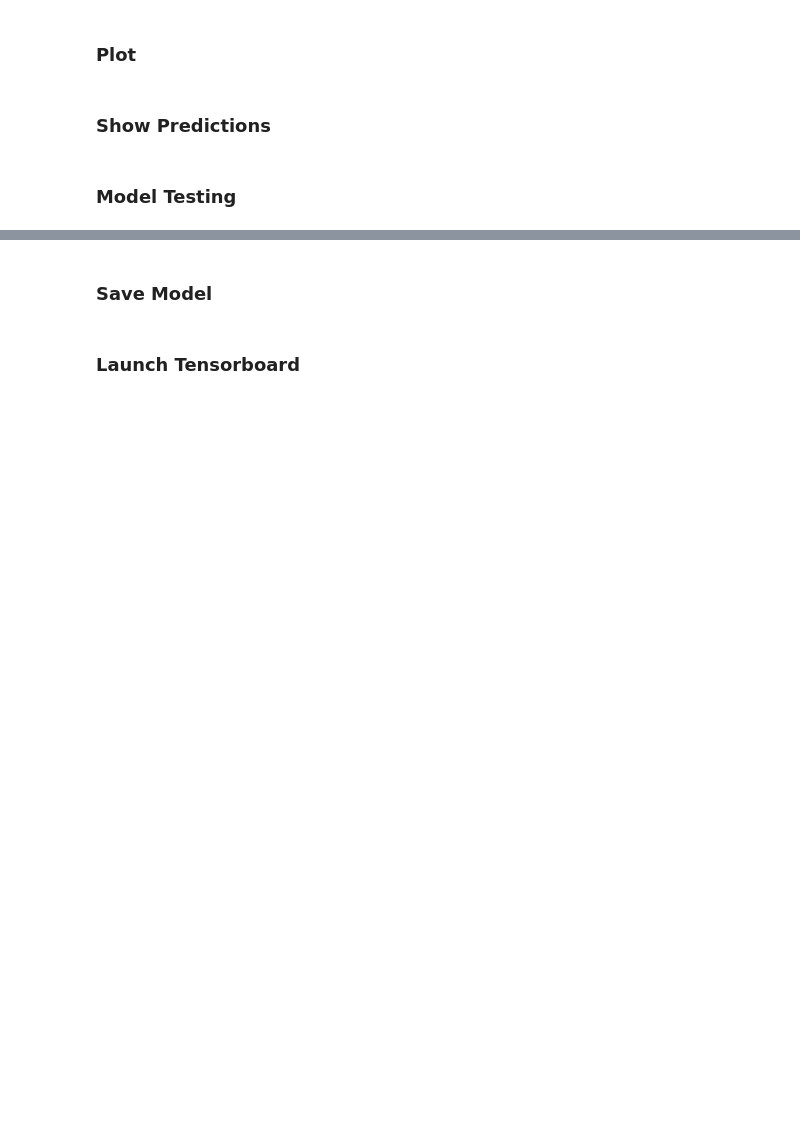
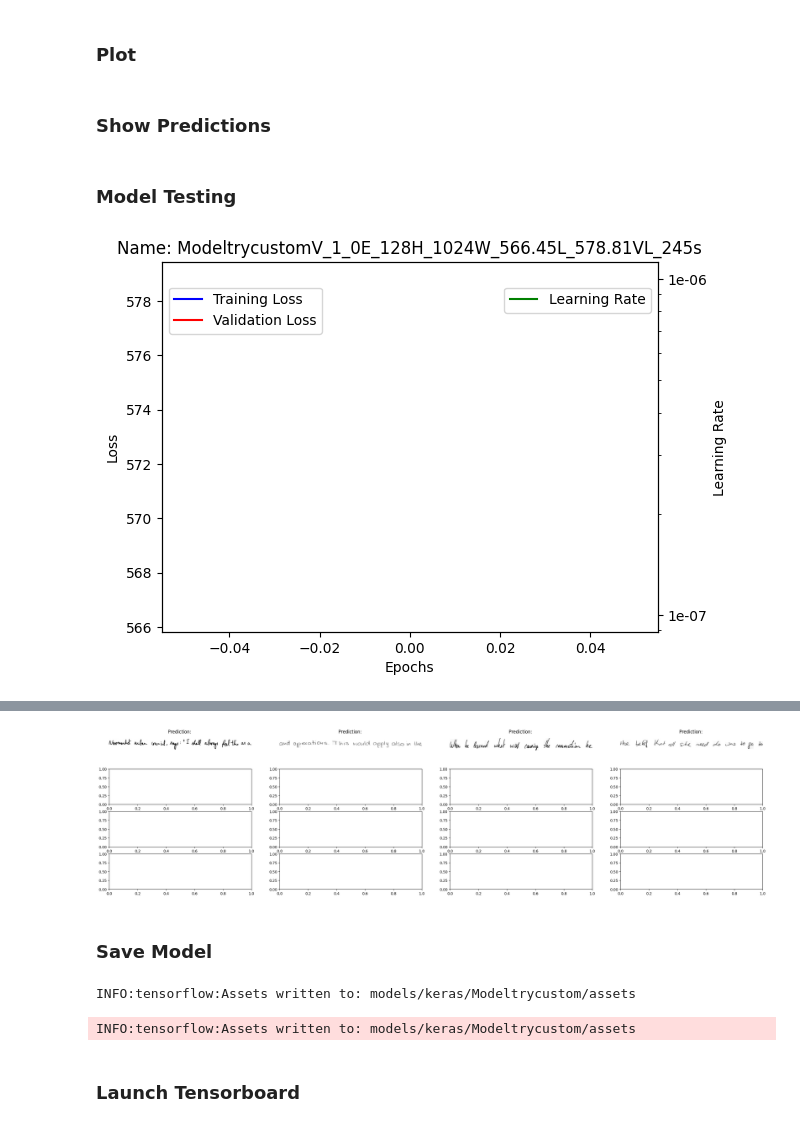
Before and after one commit to DevTimBo/LectorAI-TextExtraction, a Jupyter notebook: custom_training.ipynb, the cells around one changed output, grey strips where cells are left out. Drawn from its saved outputs; the diff is of its cells as text; code cells hidden in the pictures; blank space fills up the shorter version.

```diff
--- a/custom_training.ipynb
+++ b/custom_training.ipynb
@@ -78,7 +82,7 @@ aug_train_ds = tokenizer.prepare_augmented_dataset(x_train_img_paths, y_train_la
 ### Load Model
 # %%
 char = len(tokenizer.char_to_num.get_vocabulary())
-model = models.build_model9v4(IMAGE_WIDTH, IMAGE_HEIGHT, char, LEARNING_RATE)
+model = modelz.build_supreme_leader(IMAGE_WIDTH, IMAGE_HEIGHT, char, LEARNING_RATE)
 model.summary()
 # %% [output]
 Model: "handwriting_recognizer"
@@ -102,11 +106,11 @@ ________________________________________________________________________________
 ### Learning Rate Scheduler
 # %%
 lr_scheduler = lrs.lr_scheduler(
-    initial_learning_rate=LEARNING_RATE / 10,
-    decay_steps=500,
-    alpha=LEARNING_RATE / 100,
-    warmup_target=LEARNING_RATE,
-    warmup_steps=100,
+    initial_learning_rate=LEARNING_RATE,
+    decay_steps=10000,
+    alpha=0.0001,
+    warmup_target=None,
+    warmup_steps=0,
     name="cosine_decay",
 )
 # %% [markdown]
@@ -296,7 +302,7 @@ def plot_evaluation(name, dir_path, save_fig):
         batch_images = batch["image"]
         _, ax = plt.subplots(4, 4, figsize=(32, 8))
 
-        preds = model.predict(batch_images)
+        preds = prediction_model.predict(batch_images)
         pred_texts = decode_batch_predictions(preds)
 
         for i in range(min(16, BATCH_SIZE)):
@@ -337,31 +343,33 @@ def create_new_plot_name(model_name, names, format):
 Creates a new plot name based on existing names.
 This function generates a new plot name by appending a version number to the given model name.
 The version number is determined based on existing plot names in the directory.
 
 Args:
     model_name (str): The base model name.
     names (list): A list of existing plot names.
     format (str): The format string for the plot name.
 
 Returns:
     str: The new plot name.
 """
-
+TEST_RESULT_DIR_NAME  = 'test_results'
 
 if not os.path.exists(TEST_RESULT_DIR_NAME):
         create_dir(TEST_RESULT_DIR_NAME)
 
 files_with_model_name = [file for file in os.listdir(TEST_RESULT_DIR_NAME) if MODEL_NAME in file]
 metrics = history.history
 
 NAME = "{name}_{epoch}E_{height}H_{width}W_{loss}L_{val_loss}VL_{time}s".format(
     name=MODEL_NAME, epoch=history.epoch[-1], height=IMAGE_HEIGHT, width=IMAGE_WIDTH,
     loss=round(metrics['loss'][-1],2), val_loss=round(metrics['val_loss'][-1], 2), time=round(total_duration))
 
 if files_with_model_name:
             new_name = create_new_plot_name(MODEL_NAME,files_with_model_name, NAME)
             plot_history(history, new_name, TEST_RESULT_DIR_NAME, True)
             plot_evaluation(new_name, TEST_RESULT_DIR_NAME, True)
 elif SAVE_HISTORY:
             plot_history(history, NAME, TEST_RESULT_DIR_NAME, True)
             plot_evaluation(NAME, TEST_RESULT_DIR_NAME, True)
+# %% [output]
+[figure, added]
@@ -368,3 +377,4 @@ elif SAVE_HISTORY:
+[figure, added]
 # %% [markdown]
 ### Save Model
 # %%
@@ -387,6 +397,9 @@ data_to_save = (load_data.max_len, load_data.characters)
 
 with open(os.path.join(model_path, "handwriting_chars.pkl"), "wb") as file:
     pickle.dump(data_to_save, file)
+# %% [output]
+INFO:tensorflow:Assets written to: models/keras/Modeltrycustom/assets
+INFO:tensorflow:Assets written to: models/keras/Modeltrycustom/assets
 # %% [markdown]
 ### Launch Tensorboard
 # %%
```
Also changed, not shown: parts of 8 cells of this notebook, 1 other file.
